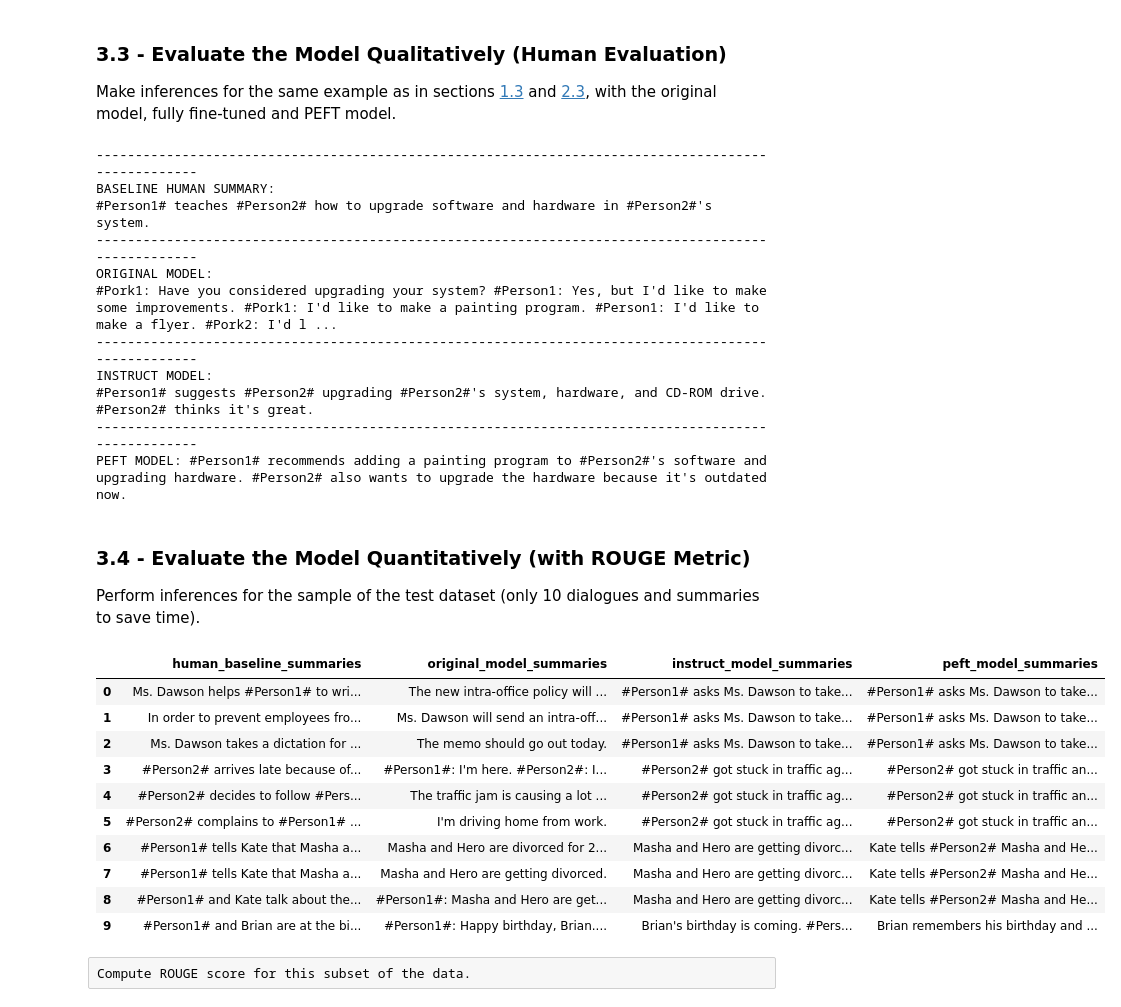
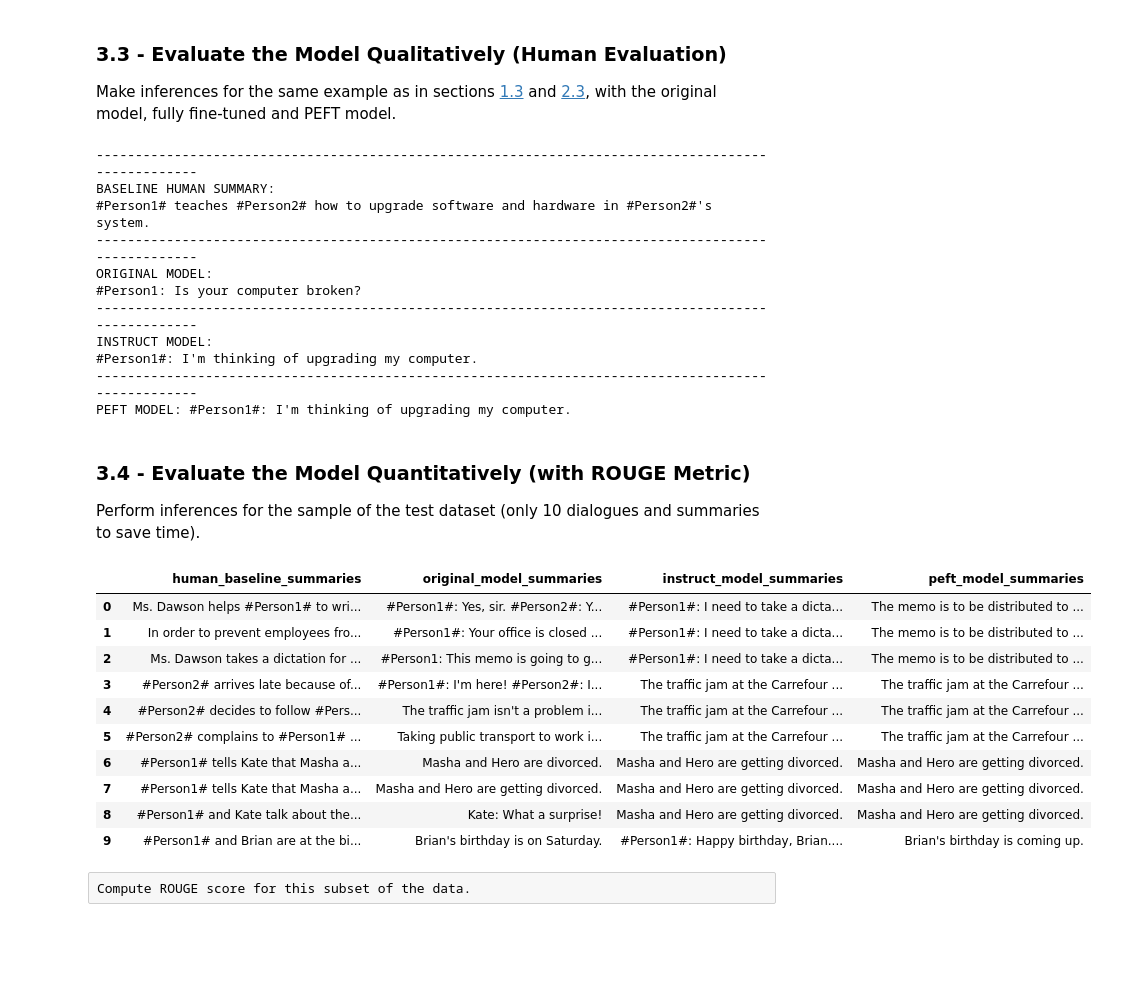
Before and after one commit to swth1991/cosera-generative-ai, a Jupyter notebook: Lab_2_fine_tune_generative_ai_model.ipynb, the cells around one changed output. Drawn from its saved outputs; the diff is of its cells as text; code cells hidden in the pictures; blank space fills up the shorter version.

```diff
--- a/Lab_2_fine_tune_generative_ai_model.ipynb
+++ b/Lab_2_fine_tune_generative_ai_model.ipynb
@@ -340,4 +342,6 @@ To disable this warning, you can either:
 # %% [markdown]
 Create an instance of the `AutoModelForSeq2SeqLM` class for the instruct model:
 # %%
-instruct_model = AutoModelForSeq2SeqLM.from_pretrained("./flan-dialogue-summary-checkpoint", torch_dtype=torch.bfloat16)
+# instruct_model = AutoModelForSeq2SeqLM.from_pretrained("./flan-dialogue-summary-checkpoint", torch_dtype=torch.bfloat16)
+instruct_model = AutoModelForSeq2SeqLM.from_pretrained("./full-finetunned", torch_dtype=torch.bfloat16)
+instruct_model.to(device)
@@ -551,9 +563,9 @@ peft_training_args = TrainingArguments(
     output_dir=output_dir,
     auto_find_batch_size=True,
     learning_rate=1e-3, # Higher learning rate than full fine-tuning.
-    num_train_epochs=1,
+    num_train_epochs=4,
     logging_steps=1,
-    max_steps=1
+    max_steps=4
 )
 
 peft_trainer = Trainer(
@@ -611,9 +607,17 @@ Prepare this model by adding an adapter to the original FLAN-T5 model. You are s
 from peft import PeftModel, PeftConfig
 
 peft_model_base = AutoModelForSeq2SeqLM.from_pretrained("google/flan-t5-base", torch_dtype=torch.bfloat16)
+peft_model_base.to(device)
 tokenizer = AutoTokenizer.from_pretrained("google/flan-t5-base")
 
+# peft_model = PeftModel.from_pretrained(peft_model_base,
+#                                        './peft-dialogue-summary-checkpoint-from-s3/',
+#                                        torch_dtype=torch.bfloat16,
+#                                        is_trainable=False)
+
 peft_model = PeftModel.from_pretrained(peft_model_base,
-                                       './peft-dialogue-summary-checkpoint-from-s3/',
+                                       peft_model_path,
                                        torch_dtype=torch.bfloat16,
                                        is_trainable=False)
+
+peft_model.to(device)
@@ -642,7 +664,7 @@ Summarize the following conversation.
 
 Summary: """
 
-input_ids = tokenizer(prompt, return_tensors="pt").input_ids
+input_ids = tokenizer(prompt, return_tensors="pt").input_ids.cuda()
 
 original_model_outputs = original_model.generate(input_ids=input_ids, generation_config=GenerationConfig(max_new_tokens=200, num_beams=1))
 original_model_text_output = tokenizer.decode(original_model_outputs[0], skip_special_tokens=True)
@@ -667,12 +689,12 @@ BASELINE HUMAN SUMMARY:
 #Person1# teaches #Person2# how to upgrade software and hardware in #Person2#'s system.
 ---------------------------------------------------------------------------------------------------
 ORIGINAL MODEL:
-#Pork1: Have you considered upgrading your system? #Person1: Yes, but I'd like to make some improvements. #Pork1: I'd like to make a painting program. #Person1: I'd like to make a flyer. #Pork2: I'd l ...
+#Person1: Is your computer broken?
 ---------------------------------------------------------------------------------------------------
 INSTRUCT MODEL:
-#Person1# suggests #Person2# upgrading #Person2#'s system, hardware, and CD-ROM drive. #Person2# thinks it's great.
+#Person1#: I'm thinking of upgrading my computer.
 ---------------------------------------------------------------------------------------------------
-PEFT MODEL: #Person1# recommends adding a painting program to #Person2#'s software and upgrading hardware. #Person2# also wants to upgrade the hardware because it's outdated now.
+PEFT MODEL: #Person1#: I'm thinking of upgrading my computer.
 # %% [markdown]
 <a name='3.4'></a>
 ### 3.4 - Evaluate the Model Quantitatively (with ROUGE Metric)
@@ -688,44 +710,44 @@ peft_model_summaries = []
 for idx, dialogue in enumerate(dialogues):
     prompt = f"""
 Summarize the following conversation.
 
 {dialogue}
 
 Summary: """
 
-    input_ids = tokenizer(prompt, return_tensors="pt").input_ids
+    input_ids = tokenizer(prompt, return_tensors="pt").input_ids.cuda()
 
     human_baseline_text_output = human_baseline_summaries[idx]
 
     original_model_outputs = original_model.generate(input_ids=input_ids, generation_config=GenerationConfig(max_new_tokens=200))
     original_model_text_output = tokenizer.decode(original_model_outputs[0], skip_special_tokens=True)
 
     instruct_model_outputs = instruct_model.generate(input_ids=input_ids, generation_config=GenerationConfig(max_new_tokens=200))
     instruct_model_text_output = tokenizer.decode(instruct_model_outputs[0], skip_special_tokens=True)
 
     peft_model_outputs = peft_model.generate(input_ids=input_ids, generation_config=GenerationConfig(max_new_tokens=200))
     peft_model_text_output = tokenizer.decode(peft_model_outputs[0], skip_special_tokens=True)
 
     original_model_summaries.append(original_model_text_output)
     instruct_model_summaries.append(instruct_model_text_output)
     peft_model_summaries.append(peft_model_text_output)
 
 zipped_summaries = list(zip(human_baseline_summaries, original_model_summaries, instruct_model_summaries, peft_model_summaries))
 
 df = pd.DataFrame(zipped_summaries, columns = ['human_baseline_summaries', 'original_model_summaries', 'instruct_model_summaries', 'peft_model_summaries'])
 df
 # %% [output]
 |  | human_baseline_summaries | original_model_summaries | instruct_model_summaries | peft_model_summaries |
-| 0 | Ms. Dawson helps #Person1# to wri... | The new intra-office policy will ... | #Person1# asks Ms. Dawson to take... | #Person1# asks Ms. Dawson to take... |
-| 1 | In order to prevent employees fro... | Ms. Dawson will send an intra-off... | #Person1# asks Ms. Dawson to take... | #Person1# asks Ms. Dawson to take... |
-| 2 | Ms. Dawson takes a dictation for ... | The memo should go out today. | #Person1# asks Ms. Dawson to take... | #Person1# asks Ms. Dawson to take... |
-| 3 | #Person2# arrives late because of... | #Person1#: I'm here. #Person2#: I... | #Person2# got stuck in traffic ag... | #Person2# got stuck in traffic an... |
-| 4 | #Person2# decides to follow #Pers... | The traffic jam is causing a lot ... | #Person2# got stuck in traffic ag... | #Person2# got stuck in traffic an... |
-| 5 | #Person2# complains to #Person1# ... | I'm driving home from work. | #Person2# got stuck in traffic ag... | #Person2# got stuck in traffic an... |
-| 6 | #Person1# tells Kate that Masha a... | Masha and Hero are divorced for 2... | Masha and Hero are getting divorc... | Kate tells #Person2# Masha and He... |
-| 7 | #Person1# tells Kate that Masha a... | Masha and Hero are getting divorced. | Masha and Hero are getting divorc... | Kate tells #Person2# Masha and He... |
-| 8 | #Person1# and Kate talk about the... | #Person1#: Masha and Hero are get... | Masha and Hero are getting divorc... | Kate tells #Person2# Masha and He... |
-| 9 | #Person1# and Brian are at the bi... | #Person1#: Happy birthday, Brian.... | Brian's birthday is coming. #Pers... | Brian remembers his birthday and ... |
+| 0 | Ms. Dawson helps #Person1# to wri... | #Person1#: Yes, sir. #Person2#: Y... | #Person1#: I need to take a dicta... | The memo is to be distributed to ... |
+| 1 | In order to prevent employees fro... | #Person1#: Your office is closed ... | #Person1#: I need to take a dicta... | The memo is to be distributed to ... |
+| 2 | Ms. Dawson takes a dictation for ... | #Person1: This memo is going to g... | #Person1#: I need to take a dicta... | The memo is to be distributed to ... |
+| 3 | #Person2# arrives late because of... | #Person1#: I'm here! #Person2#: I... | The traffic jam at the Carrefour ... | The traffic jam at the Carrefour ... |
+| 4 | #Person2# decides to follow #Pers... | The traffic jam isn't a problem i... | The traffic jam at the Carrefour ... | The traffic jam at the Carrefour ... |
+| 5 | #Person2# complains to #Person1# ... | Taking public transport to work i... | The traffic jam at the Carrefour ... | The traffic jam at the Carrefour ... |
+| 6 | #Person1# tells Kate that Masha a... | Masha and Hero are divorced. | Masha and Hero are getting divorced. | Masha and Hero are getting divorced. |
+| 7 | #Person1# tells Kate that Masha a... | Masha and Hero are getting divorced. | Masha and Hero are getting divorced. | Masha and Hero are getting divorced. |
+| 8 | #Person1# and Kate talk about the... | Kate: What a surprise! | Masha and Hero are getting divorced. | Masha and Hero are getting divorced. |
+| 9 | #Person1# and Brian are at the bi... | Brian's birthday is on Saturday. | #Person1#: Happy birthday, Brian.... | Brian's birthday is coming up. |
 # %% [raw]
 Compute ROUGE score for this subset of the data.
 # %%
```
Also changed, not shown: parts of 26 cells of this notebook.
